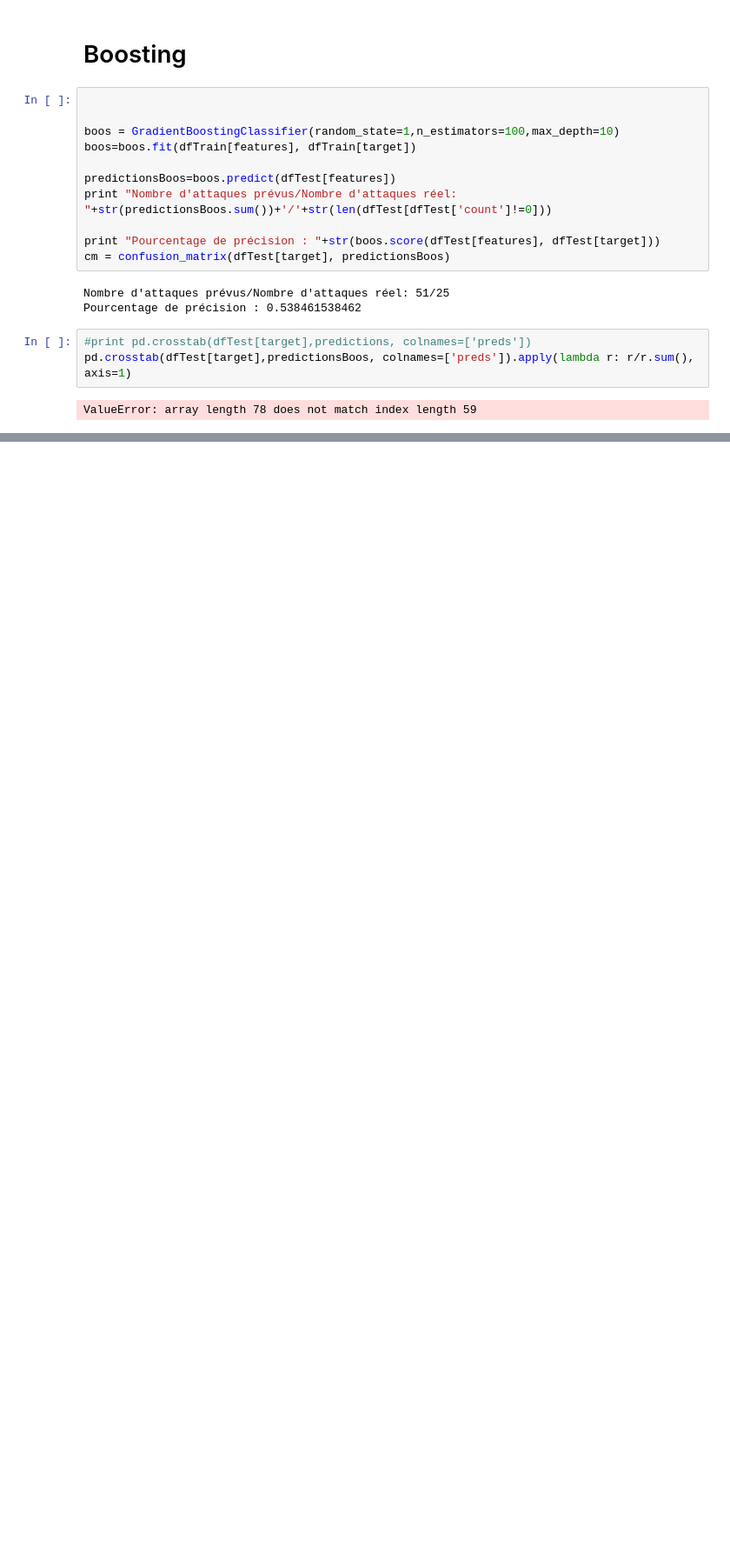
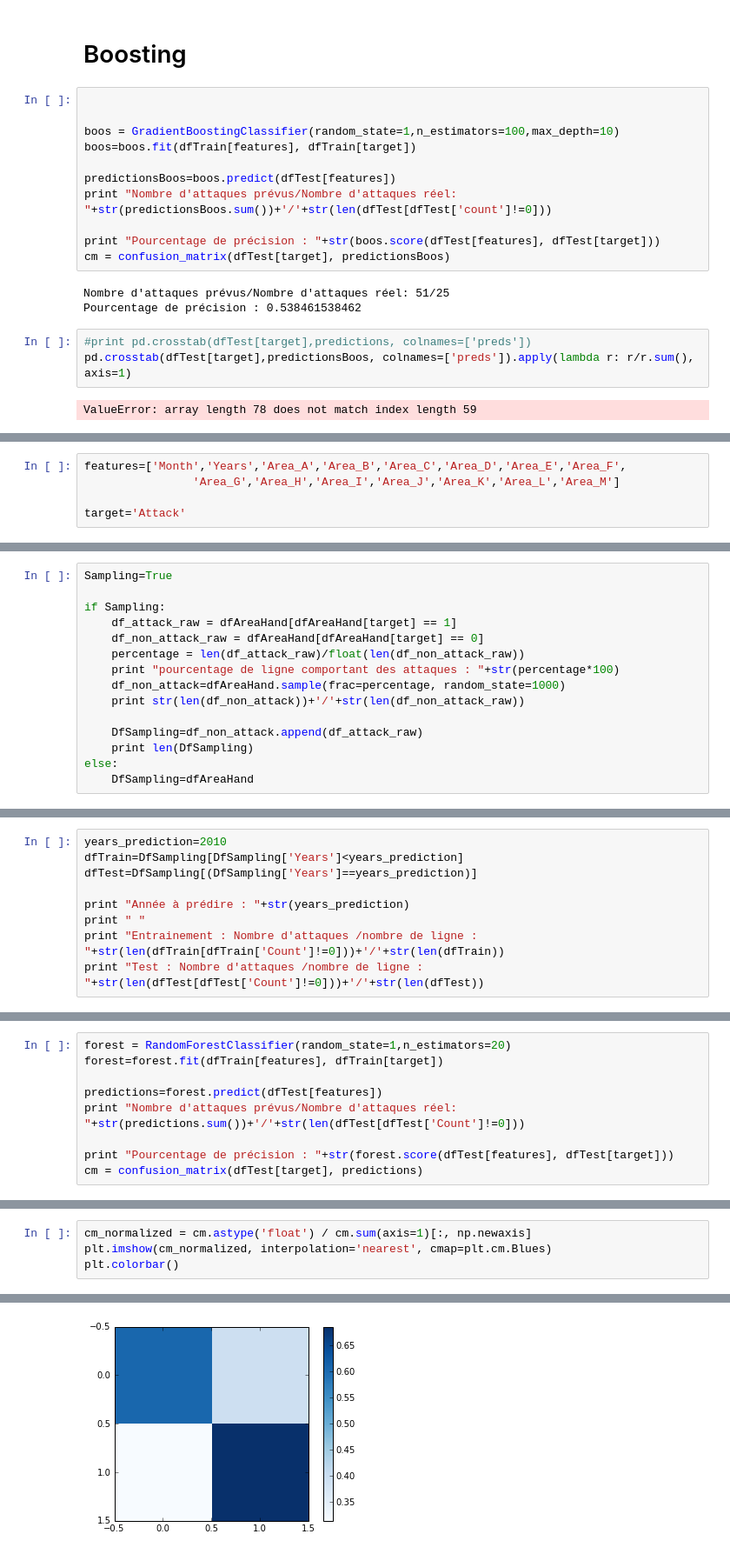
Before and after one commit to ifrebault/PiracyAttackPrediction, a Jupyter notebook: Machine_learning/ML.area.ipynb, the cells around one changed output, grey strips where cells are left out. Shown: that part at 87% size. Saved outputs shown, nothing was run; the diff lists cells and outputs as text; blank space fills up the shorter version.

```diff
--- a/Machine_learning/ML.area.ipynb
+++ b/Machine_learning/ML.area.ipynb
@@ -222,0 +277,5 @@ ValueError: array length 78 does not match index length 59
+# %%
+features=['Month','Years','Area_A','Area_B','Area_C','Area_D','Area_E','Area_F',
+                'Area_G','Area_H','Area_I','Area_J','Area_K','Area_L','Area_M']
+
+target='Attack'
@@ -222,0 +284,15 @@ ValueError: array length 78 does not match index length 59
+# %%
+Sampling=True
+
+if Sampling:
+    df_attack_raw = dfAreaHand[dfAreaHand[target] == 1]
+    df_non_attack_raw = dfAreaHand[dfAreaHand[target] == 0]
+    percentage = len(df_attack_raw)/float(len(df_non_attack_raw))
+    print "pourcentage de ligne comportant des attaques : "+str(percentage*100)
+    df_non_attack=dfAreaHand.sample(frac=percentage, random_state=1000)
+    print str(len(df_non_attack))+'/'+str(len(df_non_attack_raw))
+
+    DfSampling=df_non_attack.append(df_attack_raw)
+    print len(DfSampling)
+else:
+    DfSampling=dfAreaHand
@@ -222,0 +309,9 @@ ValueError: array length 78 does not match index length 59
+# %%
+years_prediction=2010
+dfTrain=DfSampling[DfSampling['Years']<years_prediction]
+dfTest=DfSampling[(DfSampling['Years']==years_prediction)]
+
+print "Année à prédire : "+str(years_prediction)
+print " "
+print "Entrainement : Nombre d'attaques /nombre de ligne : "+str(len(dfTrain[dfTrain['Count']!=0]))+'/'+str(len(dfTrain))
+print "Test : Nombre d'attaques /nombre de ligne : "+str(len(dfTest[dfTest['Count']!=0]))+'/'+str(len(dfTest))
@@ -222,0 +325,9 @@ ValueError: array length 78 does not match index length 59
+# %%
+forest = RandomForestClassifier(random_state=1,n_estimators=20)
+forest=forest.fit(dfTrain[features], dfTrain[target])
+
+predictions=forest.predict(dfTest[features])
+print "Nombre d'attaques prévus/Nombre d'attaques réel: "+str(predictions.sum())+'/'+str(len(dfTest[dfTest['Count']!=0]))
+
+print "Pourcentage de précision : "+str(forest.score(dfTest[features], dfTest[target]))
+cm = confusion_matrix(dfTest[target], predictions)
@@ -222,0 +351,5 @@ ValueError: array length 78 does not match index length 59
+# %%
+cm_normalized = cm.astype('float') / cm.sum(axis=1)[:, np.newaxis]
+plt.imshow(cm_normalized, interpolation='nearest', cmap=plt.cm.Blues)
+plt.colorbar()
+# %% [output]
@@ -222,0 +357 @@ ValueError: array length 78 does not match index length 59
+[figure, added]
```
Also changed, not shown: parts of 32 cells of this notebook, 11 other files.
